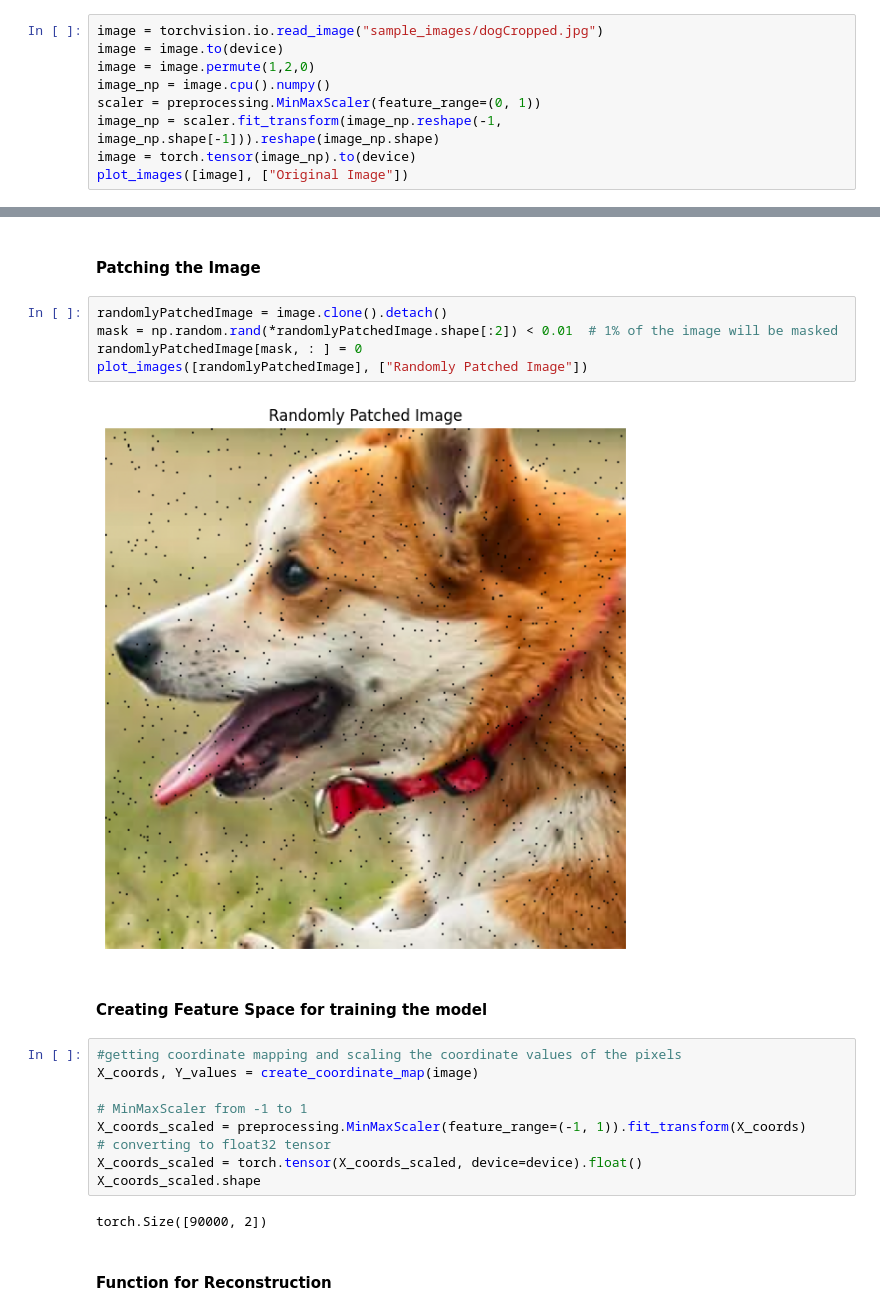
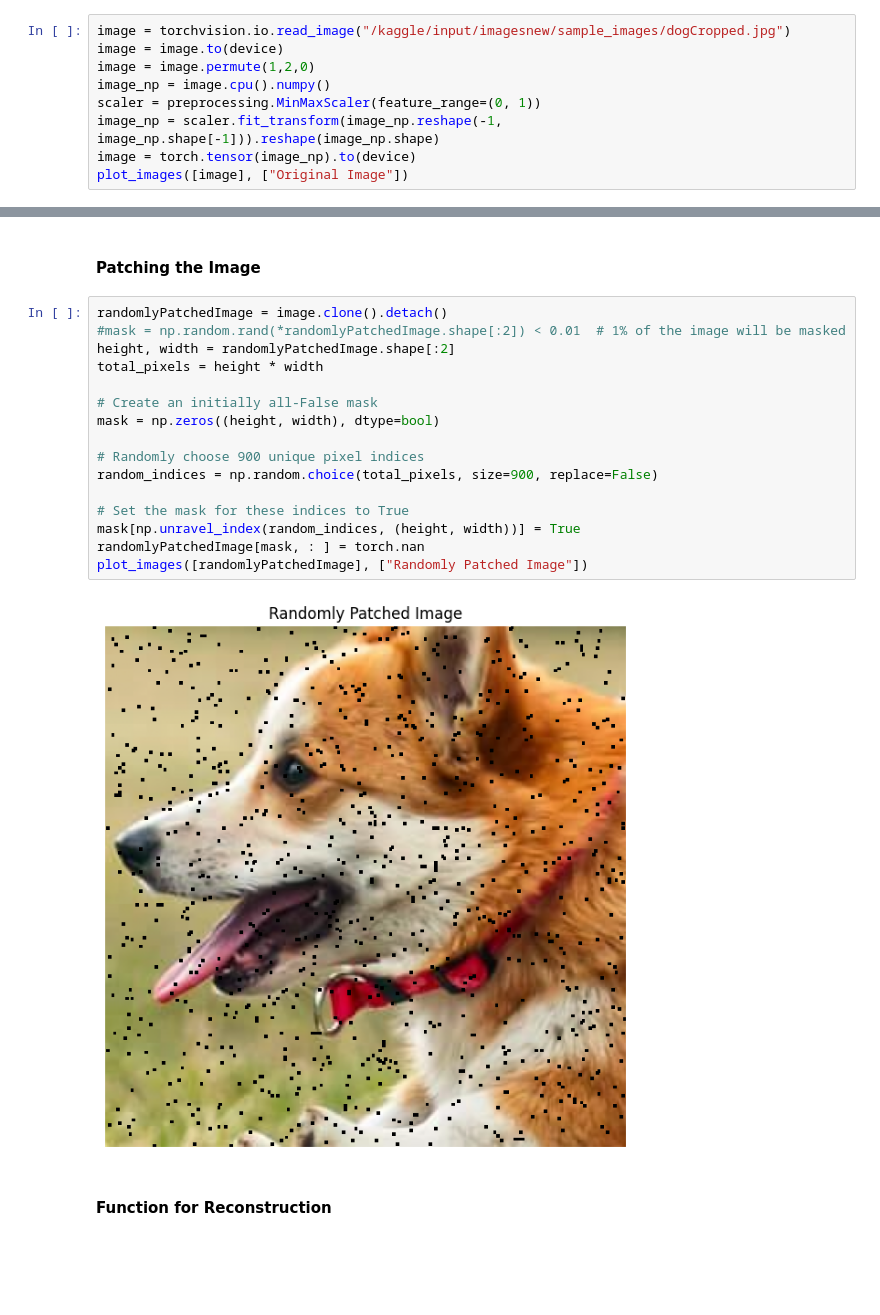
Before and after one commit to Reckadon/ES335-ML-Assignment-2, a Jupyter notebook: task4-RFF-Final.ipynb, the cells around one changed output, grey strips where cells are left out. Cells and saved outputs as stored; diff of their text form; blank space fills up the shorter version.

```diff
--- a/task4-RFF-Final.ipynb
+++ b/task4-RFF-Final.ipynb
@@ -42,7 +39,7 @@ def plot_images(images: list[torch.Tensor], titles: list[str], title=""):
 # %% [markdown]
 #### Loading the Image file and normalising it
 # %%
-image = torchvision.io.read_image("sample_images/dogCropped.jpg")
+image = torchvision.io.read_image("/kaggle/input/imagesnew/sample_images/dogCropped.jpg")
 image = image.to(device)
 image = image.permute(1,2,0)
 image_np = image.cpu().numpy()
@@ -128,24 +131,22 @@ def train(net: nn.Module, lr: float, X:torch.Tensor, Y:torch.Tensor, epochs: int
 #### Patching the Image
 # %%
 randomlyPatchedImage = image.clone().detach()
-mask = np.random.rand(*randomlyPatchedImage.shape[:2]) < 0.01  # 1% of the image will be masked
-randomlyPatchedImage[mask, : ] = 0
+#mask = np.random.rand(*randomlyPatchedImage.shape[:2]) < 0.01  # 1% of the image will be masked
+height, width = randomlyPatchedImage.shape[:2]
+total_pixels = height * width
+
+# Create an initially all-False mask
+mask = np.zeros((height, width), dtype=bool)
+
+# Randomly choose 900 unique pixel indices
+random_indices = np.random.choice(total_pixels, size=900, replace=False)
+
+# Set the mask for these indices to True
+mask[np.unravel_index(random_indices, (height, width))] = True
+randomlyPatchedImage[mask, : ] = torch.nan
 plot_images([randomlyPatchedImage], ["Randomly Patched Image"])
 # %% [output]
-[figure, old version]
+[figure, new version]
-# %% [markdown]
-#### Creating Feature Space for training the model
-# %%
-#getting coordinate mapping and scaling the coordinate values of the pixels
-X_coords, Y_values = create_coordinate_map(image)
-
-# MinMaxScaler from -1 to 1
-X_coords_scaled = preprocessing.MinMaxScaler(feature_range=(-1, 1)).fit_transform(X_coords)
-# converting to float32 tensor
-X_coords_scaled = torch.tensor(X_coords_scaled, device=device).float()
-X_coords_scaled.shape
-# %% [output]
-torch.Size([90000, 2])
 # %% [markdown]
 #### Function for Reconstruction
 # %%
```
Also changed, not shown: parts of 8 cells of this notebook.
